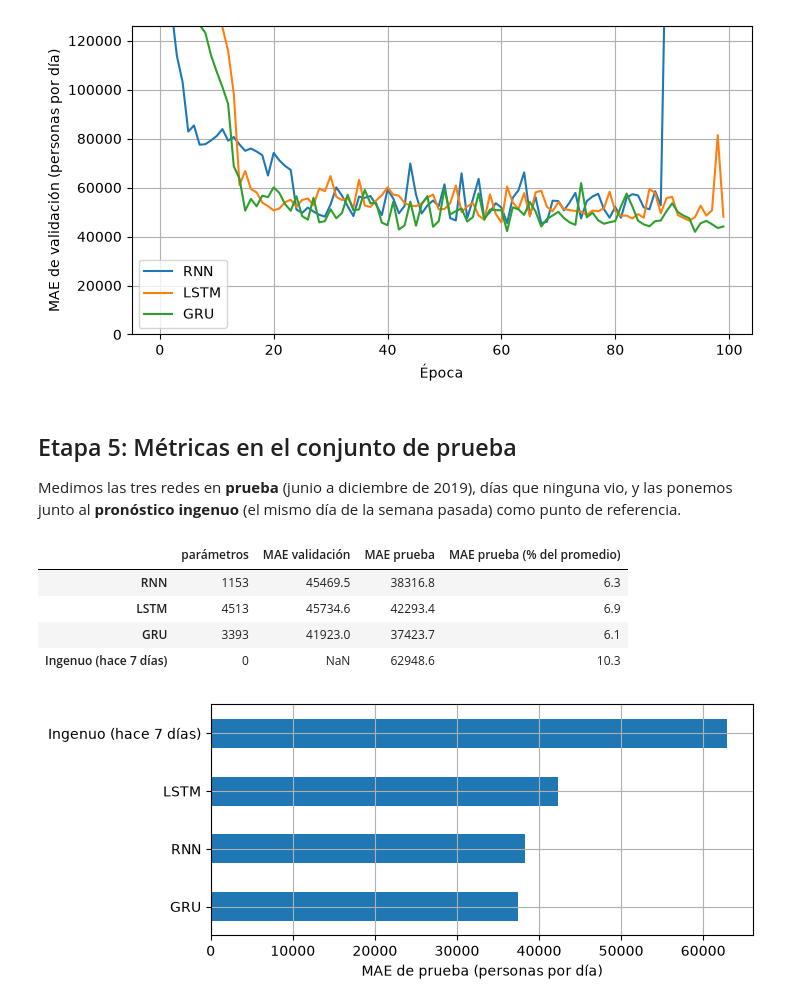
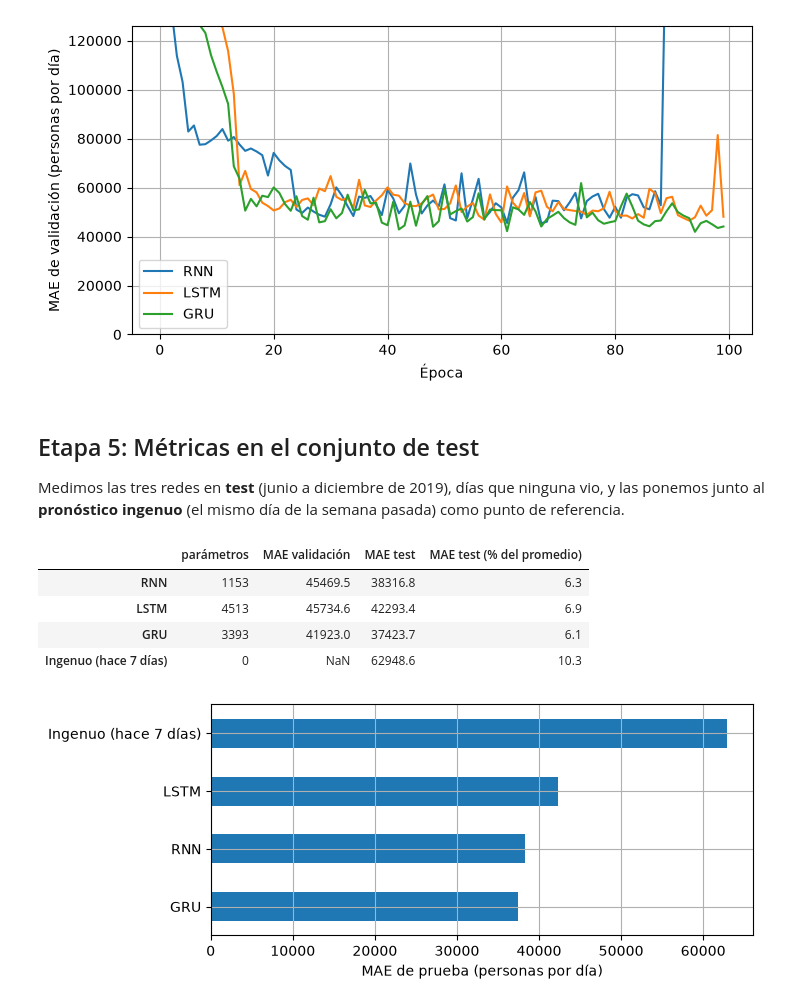
Before and after one commit to omarcastano/deeplearning-javeriana-site, a Jupyter notebook: modulo_2/unidad_2/3_experiencia/nueva/3_Script1b_M2_U2_lstm_gru_pytorch.ipynb, the cells around one changed output. Drawn from its saved outputs; the diff is of its cells as text; code cells hidden in the pictures.

```diff
--- a/modulo_2/unidad_2/3_experiencia/nueva/3_Script1b_M2_U2_lstm_gru_pytorch.ipynb
+++ b/modulo_2/unidad_2/3_experiencia/nueva/3_Script1b_M2_U2_lstm_gru_pytorch.ipynb
@@ -316,24 +316,24 @@ plt.show()
 # %% [output]
 [figure]
 # %% [markdown]
-## Etapa 5: Métricas en el conjunto de prueba
+## Etapa 5: Métricas en el conjunto de test
 
-Medimos las tres redes en **prueba** (junio a diciembre de 2019), días que ninguna vio, y las ponemos junto al **pronóstico ingenuo** (el mismo día de la semana pasada) como punto de referencia.
+Medimos las tres redes en **test** (junio a diciembre de 2019), días que ninguna vio, y las ponemos junto al **pronóstico ingenuo** (el mismo día de la semana pasada) como punto de referencia.
 # %%
 test_period = slice("2019-06", "2019-12")
 naive_forecast = rail.shift(7)
 naive_test_mae = (rail[test_period] - naive_forecast[test_period]).abs().mean()
 
 summary = pd.DataFrame({
     "parámetros": pd.Series(n_params),
     "MAE validación": pd.Series(val_mae),
-    "MAE prueba": pd.Series({name: f.evaluate(test_loader)[1] for name, f in forecasters.items()}),
+    "MAE test": pd.Series({name: f.evaluate(test_loader)[1] for name, f in forecasters.items()}),
 })
 summary.loc["Ingenuo (hace 7 días)"] = [0, np.nan, naive_test_mae]
-summary["MAE prueba (% del promedio)"] = summary["MAE prueba"] / rail[test_period].mean() * 100
+summary["MAE test (% del promedio)"] = summary["MAE test"] / rail[test_period].mean() * 100
 summary.round(1)
 # %% [output]
-|  | parámetros | MAE validación | MAE prueba | MAE prueba (% del promedio) |
+|  | parámetros | MAE validación | MAE test | MAE test (% del promedio) |
 | RNN | 1153 | 45469.5 | 38316.8 | 6.3 |
 | LSTM | 4513 | 45734.6 | 42293.4 | 6.9 |
 | GRU | 3393 | 41923.0 | 37423.7 | 6.1 |
```
Also changed, not shown: parts of 2 cells of this notebook, 5 other files.
